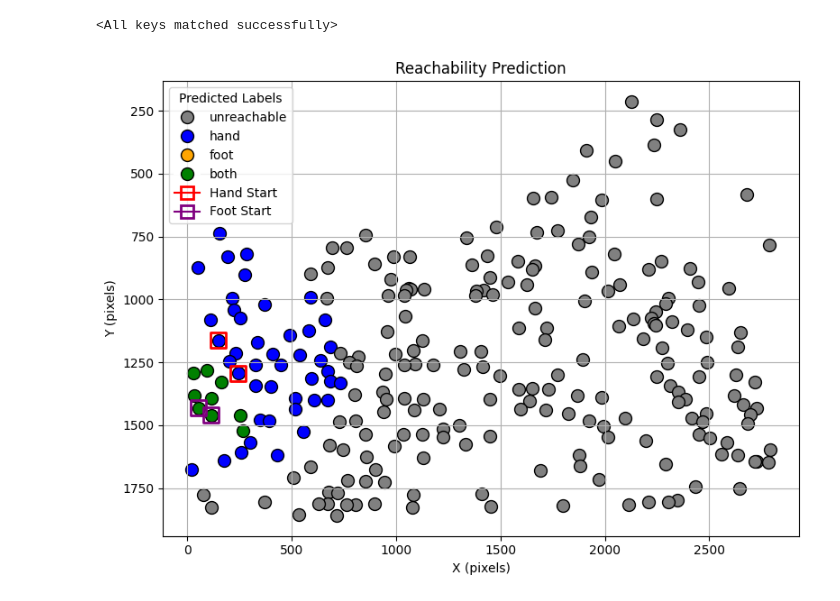
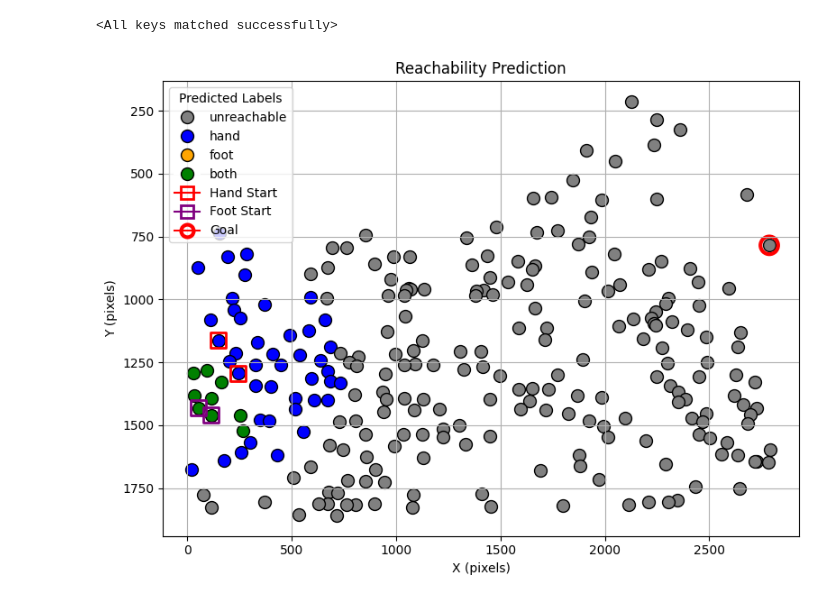
Before and after one commit to Alger3/Climbing_Model, a Jupyter notebook: model/reachability_gnn.ipynb, the cells around one changed output. Cells and saved outputs as stored; diff of their text form; code cells hidden in the pictures.

```diff
--- a/model/reachability_gnn.ipynb
+++ b/model/reachability_gnn.ipynb
@@ -246,6 +247,6 @@ model.load_state_dict(torch.load("reachability_model9.pt"))
 # %%
 graph = test_data[3]
 batch = Batch.from_data_list([graph])
-plot_graph_prediction(batch, model, "Reachability Prediction")
+plot_graph_prediction(batch, model, "Reachability Prediction", (2788.125,785.125))
 # %% [output]
-[figure, old version]
+[figure, new version]
```
Also changed, not shown: parts of 2 cells of this notebook.
